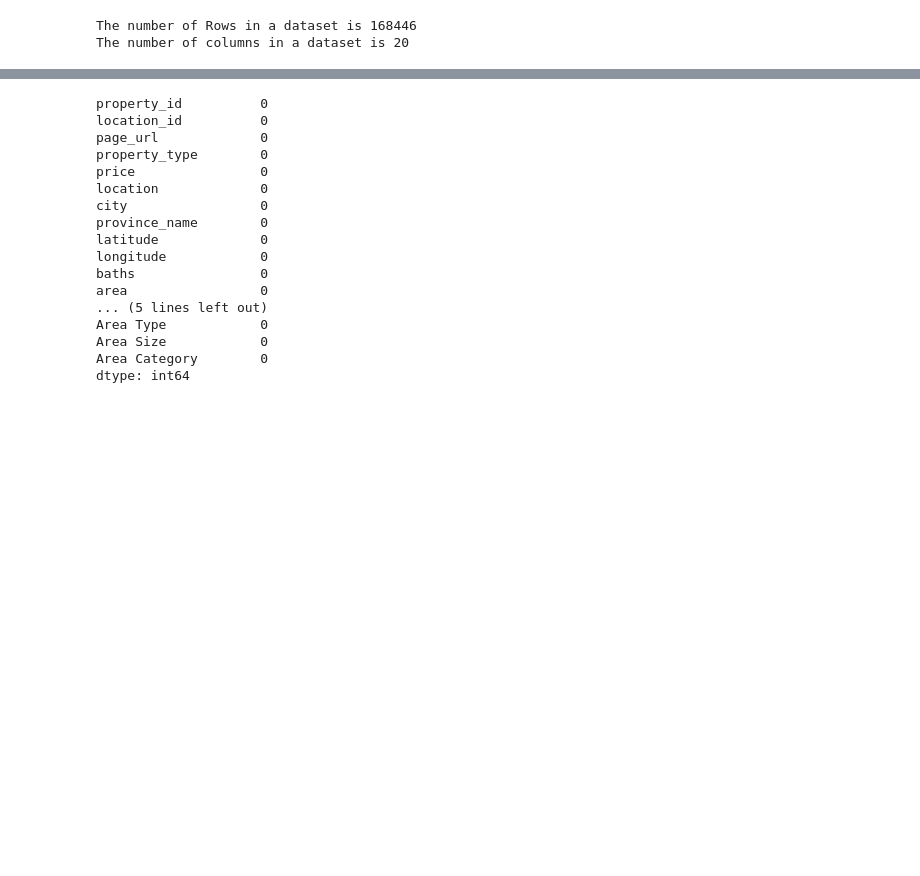
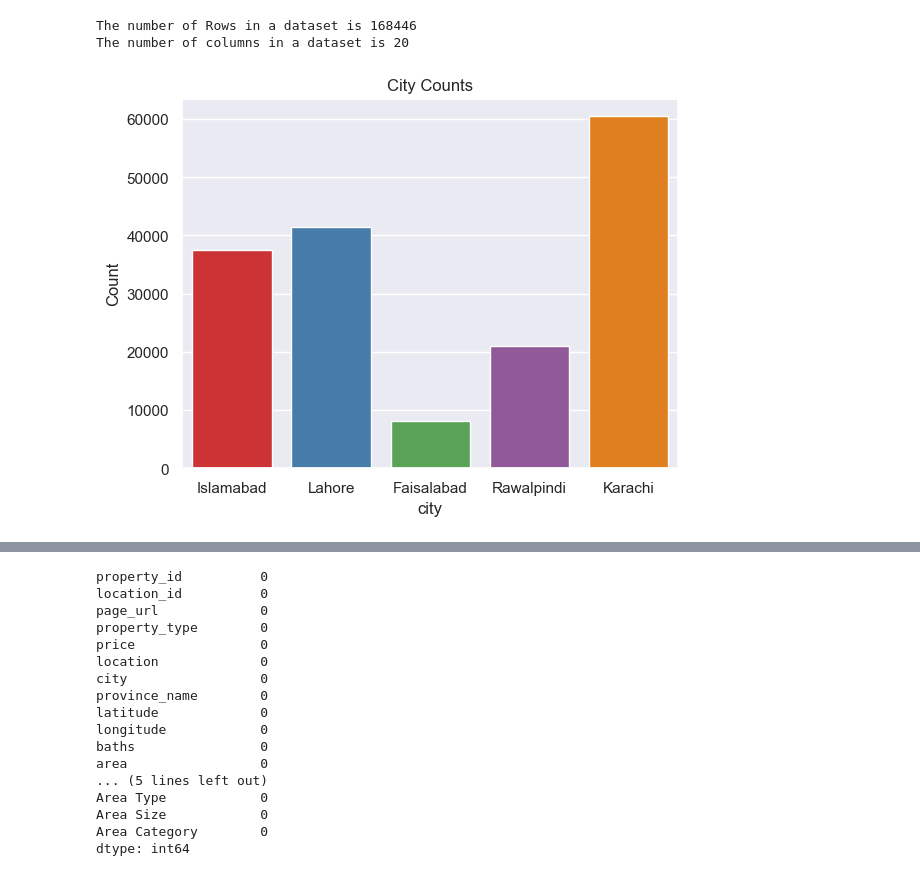
Before and after one commit to SajjadKhanYousafzai/DEP, a Jupyter notebook: House Price Prediction/House_price_pred.ipynb, the cells around one changed output, grey strips where cells are left out. Drawn from its saved outputs; the diff is of its cells as text; code cells hidden in the pictures; blank space fills up the shorter version.

```diff
--- a/House Price Prediction/House_price_pred.ipynb
+++ b/House Price Prediction/House_price_pred.ipynb
@@ -93,3 +107,13 @@ print(f"The number of columns in a dataset is {df.shape[1]}")
 # %% [output]
 The number of Rows in a dataset is 168446
 The number of columns in a dataset is 20
+# %%
+# lets explore the city column
+fig = sns.countplot(x="city", data=df, palette="Set1")
+plt.xticks(rotation=0)
+plt.xlabel("city")
+plt.ylabel("Count")
+plt.title("City Counts")
+plt.show()
+# %% [output]
+[figure, added]
```
Also changed, not shown: parts of 10 cells of this notebook.
